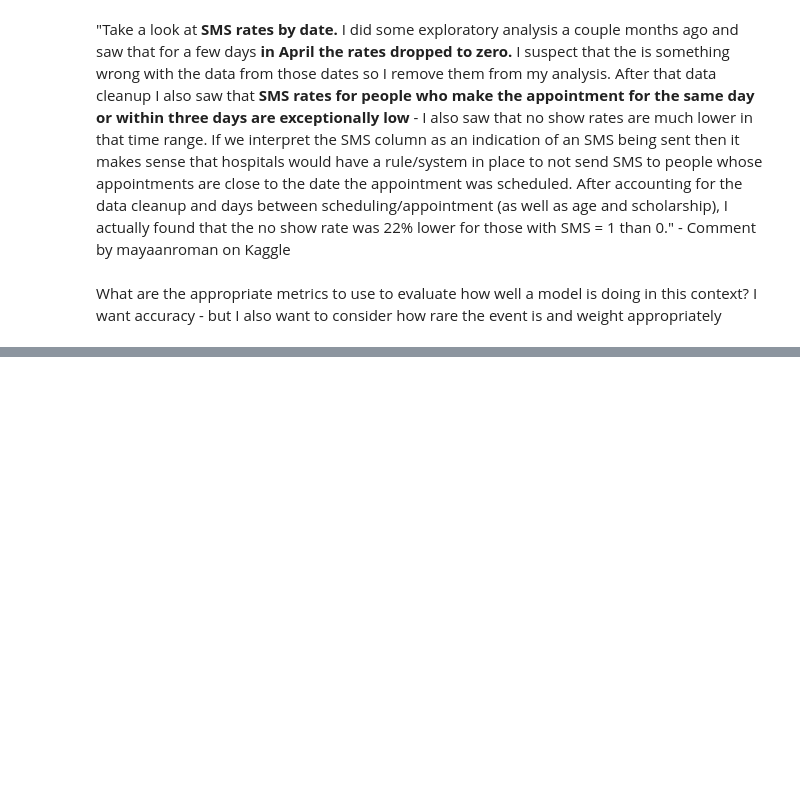
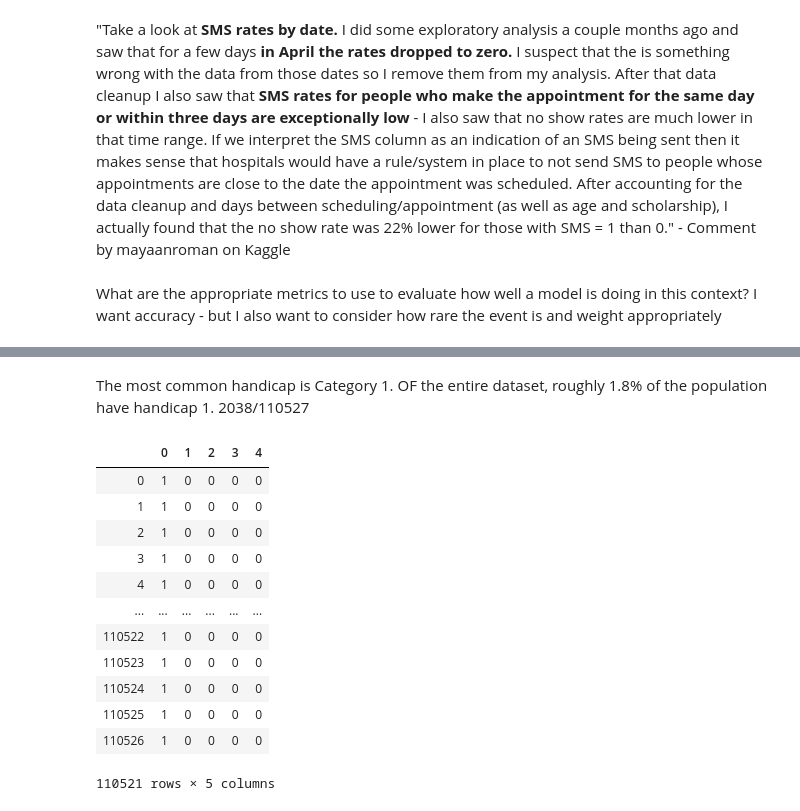
Before and after one commit to JordanPhilipMeyer/PatientNoShow, a Jupyter notebook: PredictNoShow.ipynb, the cells around one changed output, grey strips where cells are left out. Cells and saved outputs as stored; diff of their text form; code cells hidden in the pictures; blank space fills up the shorter version.

```diff
--- a/PredictNoShow.ipynb
+++ b/PredictNoShow.ipynb
@@ -756,0 +793,19 @@ I want accuracy - but I also want to consider how rare the event is and weight a
+# %% [markdown]
+The most common handicap is Category 1. OF the entire dataset, roughly 1.8% of the population have handicap 1. 2038/110527
+# %%
+just_dummies = pd.get_dummies(df['Handicap'])
+just_dummies
+# %% [output]
+|  | 0 | 1 | 2 | 3 | 4 |
+| 0 | 1 | 0 | 0 | 0 | 0 |
+| 1 | 1 | 0 | 0 | 0 | 0 |
+| 2 | 1 | 0 | 0 | 0 | 0 |
+| 3 | 1 | 0 | 0 | 0 | 0 |
+| 4 | 1 | 0 | 0 | 0 | 0 |
+| ... | ... | ... | ... | ... | ... |
+| 110522 | 1 | 0 | 0 | 0 | 0 |
+| 110523 | 1 | 0 | 0 | 0 | 0 |
+| 110524 | 1 | 0 | 0 | 0 | 0 |
+| 110525 | 1 | 0 | 0 | 0 | 0 |
+| 110526 | 1 | 0 | 0 | 0 | 0 |
+110521 rows × 5 columns
```
Also changed, not shown: parts of 8 cells of this notebook.
